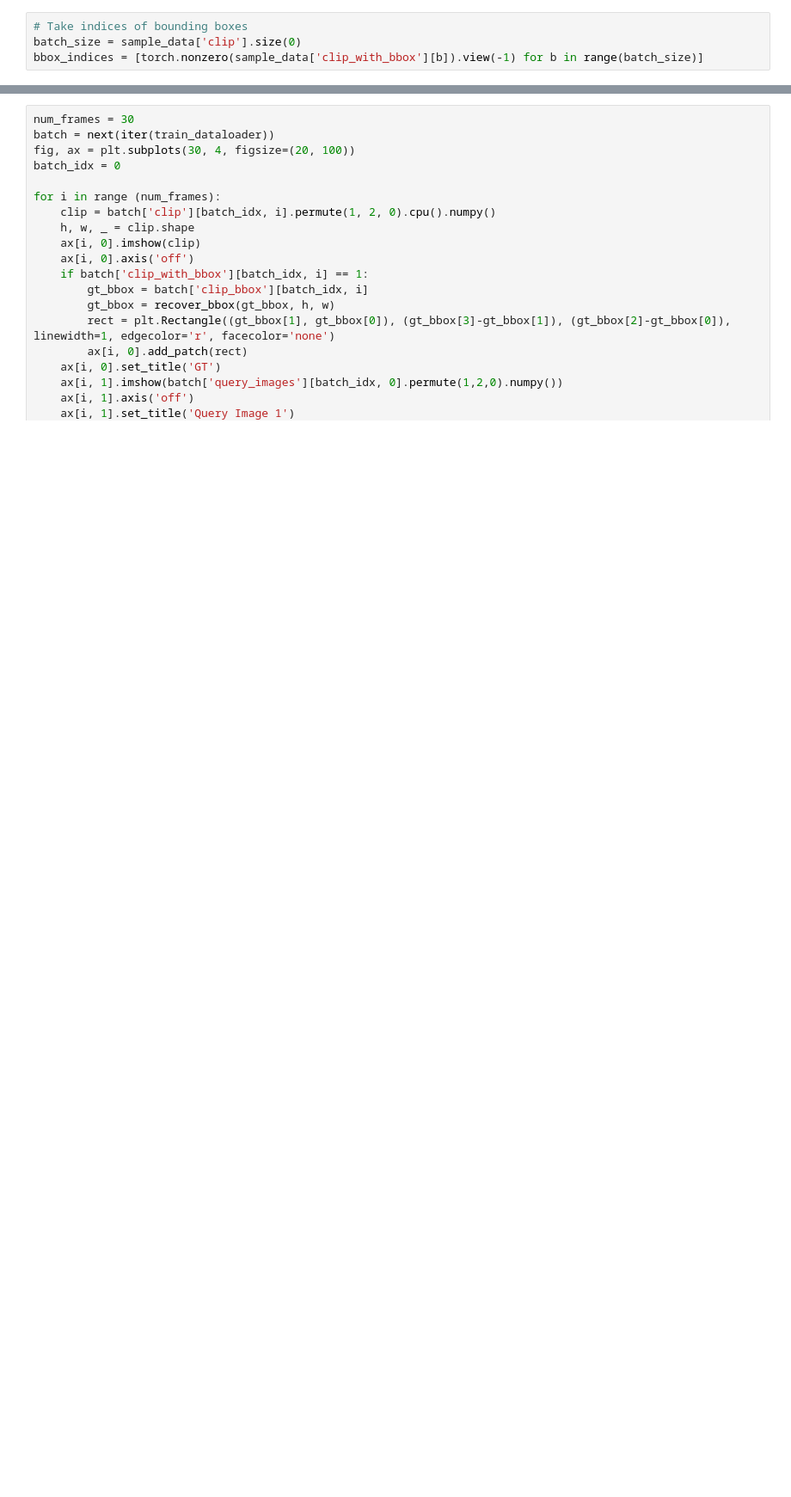
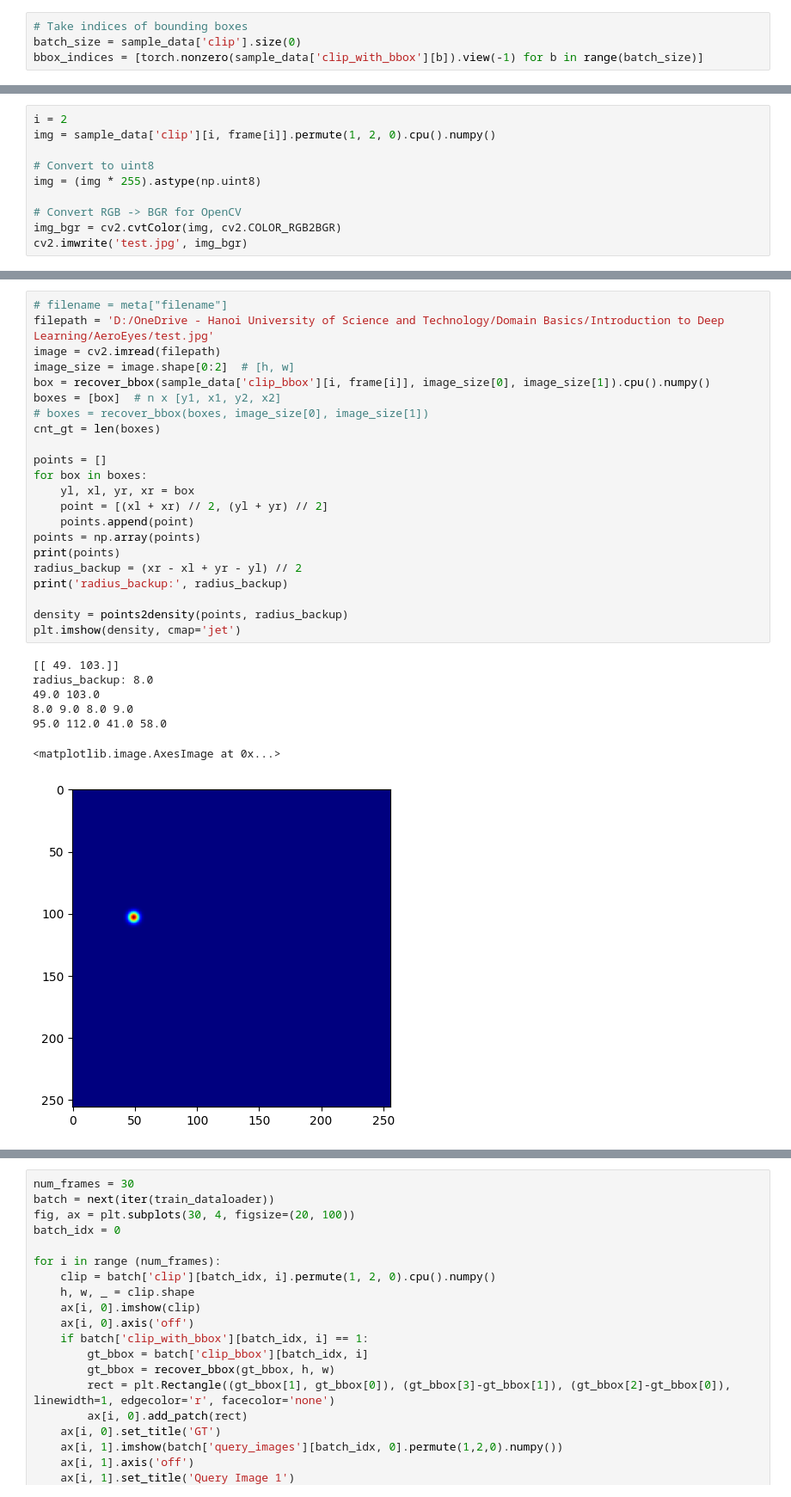
Before and after one commit to MinhDucNguyen9705/AeroEyes, a Jupyter notebook: data_pipeline.ipynb, the cells around one changed output, grey strips where cells are left out. Shown at 86% size. Drawn from its saved outputs; the diff is of its cells as text; blank space fills up the shorter version.

```diff
--- a/data_pipeline.ipynb
+++ b/data_pipeline.ipynb
@@ -494,0 +735,10 @@ tensor(520) tensor([127.6444, 137.4222, 162.6667, 179.7333])
+# %%
+i = 2
+img = sample_data['clip'][i, frame[i]].permute(1, 2, 0).cpu().numpy()
+
+# Convert to uint8
+img = (img * 255).astype(np.uint8)
+
+# Convert RGB -> BGR for OpenCV
+img_bgr = cv2.cvtColor(img, cv2.COLOR_RGB2BGR)
+cv2.imwrite('test.jpg', img_bgr)
@@ -494,0 +806,30 @@ tensor(520) tensor([127.6444, 137.4222, 162.6667, 179.7333])
+# %%
+# filename = meta["filename"]
+filepath = 'D:/OneDrive - Hanoi University of Science and Technology/Domain Basics/Introduction to Deep Learning/AeroEyes/test.jpg'
+image = cv2.imread(filepath)
+image_size = image.shape[0:2]  # [h, w]
+box = recover_bbox(sample_data['clip_bbox'][i, frame[i]], image_size[0], image_size[1]).cpu().numpy()
+boxes = [box]  # n x [y1, x1, y2, x2]
+# boxes = recover_bbox(boxes, image_size[0], image_size[1])
+cnt_gt = len(boxes)
+
+points = []
+for box in boxes:
+    yl, xl, yr, xr = box
+    point = [(xl + xr) // 2, (yl + yr) // 2]
+    points.append(point)
+points = np.array(points)
+print(points)
+radius_backup = (xr - xl + yr - yl) // 2
+print('radius_backup:', radius_backup)
+
+density = points2density(points, radius_backup)
+plt.imshow(density, cmap='jet')
+# %% [output]
+[[ 49. 103.]]
+radius_backup: 8.0
+49.0 103.0
+8.0 9.0 8.0 9.0
+95.0 112.0 41.0 58.0
+<matplotlib.image.AxesImage at 0x...>
+[figure, added]
```
Also changed, not shown: parts of 30 cells of this notebook, 12 other files.
